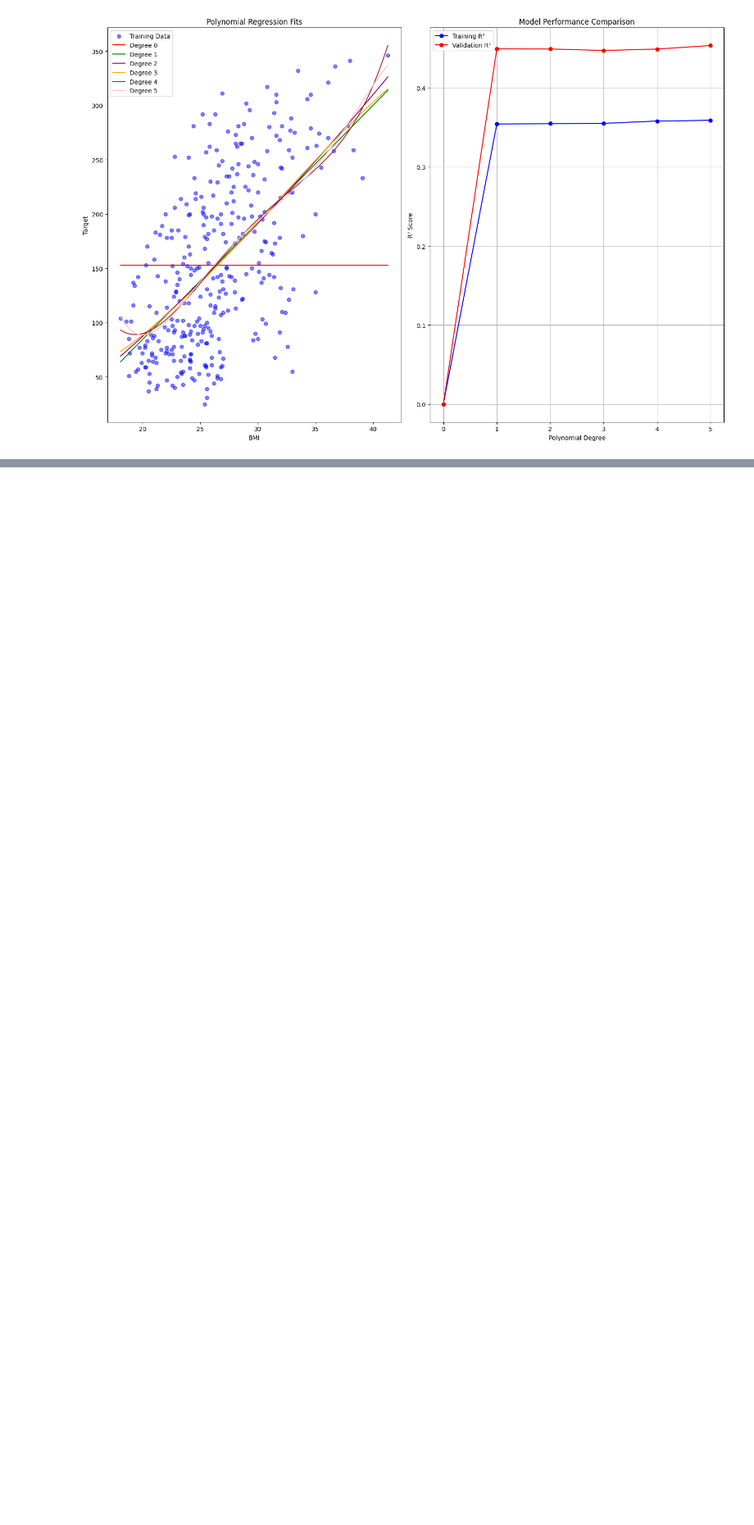
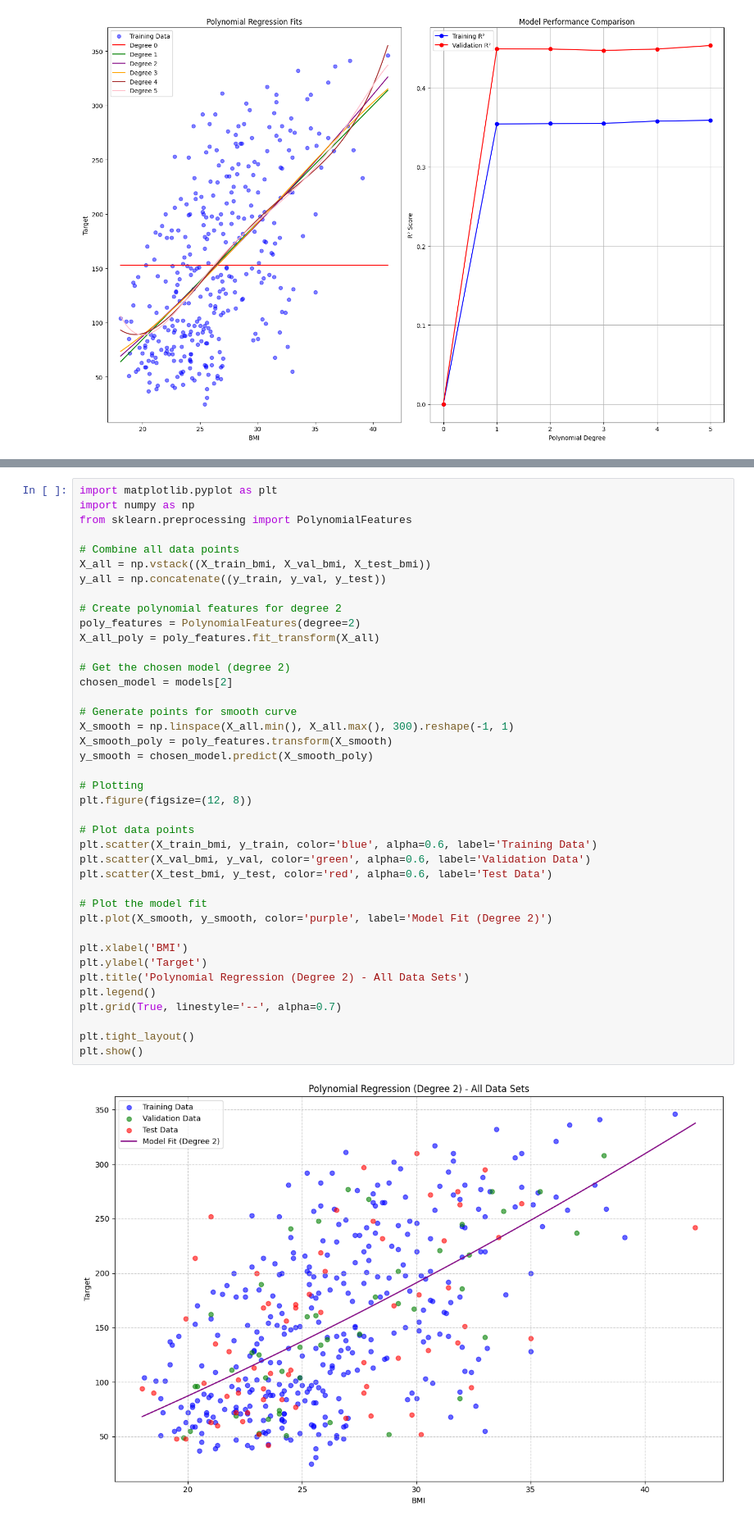
Before and after one commit to Jianting-Selina/CSCN8010_practical_lab, a Jupyter notebook: lab2.ipynb, the cells around one changed output, grey strips where cells are left out. Shown at 82% size. Saved outputs shown, nothing was run; the diff lists cells and outputs as text; blank space fills up the shorter version.

```diff
--- a/lab2.ipynb
+++ b/lab2.ipynb
@@ -319,0 +443,42 @@ The degree 2 model provides a good trade-off between model complexity and perfor
+# %%
+import matplotlib.pyplot as plt
+import numpy as np
+from sklearn.preprocessing import PolynomialFeatures
+
+# Combine all data points
+X_all = np.vstack((X_train_bmi, X_val_bmi, X_test_bmi))
+y_all = np.concatenate((y_train, y_val, y_test))
+
+# Create polynomial features for degree 2
+poly_features = PolynomialFeatures(degree=2)
+X_all_poly = poly_features.fit_transform(X_all)
+
+# Get the chosen model (degree 2)
+chosen_model = models[2]
+
+# Generate points for smooth curve
+X_smooth = np.linspace(X_all.min(), X_all.max(), 300).reshape(-1, 1)
+X_smooth_poly = poly_features.transform(X_smooth)
+y_smooth = chosen_model.predict(X_smooth_poly)
+
+# Plotting
+plt.figure(figsize=(12, 8))
+
+# Plot data points
+plt.scatter(X_train_bmi, y_train, color='blue', alpha=0.6, label='Training Data')
+plt.scatter(X_val_bmi, y_val, color='green', alpha=0.6, label='Validation Data')
+plt.scatter(X_test_bmi, y_test, color='red', alpha=0.6, label='Test Data')
+
+# Plot the model fit
+plt.plot(X_smooth, y_smooth, color='purple', label='Model Fit (Degree 2)')
+
+plt.xlabel('BMI')
+plt.ylabel('Target')
+plt.title('Polynomial Regression (Degree 2) - All Data Sets')
+plt.legend()
+plt.grid(True, linestyle='--', alpha=0.7)
+
+plt.tight_layout()
+plt.show()
+# %% [output]
+[figure, added]
```
Also changed, not shown: parts of 24 cells of this notebook, 1 other file.
